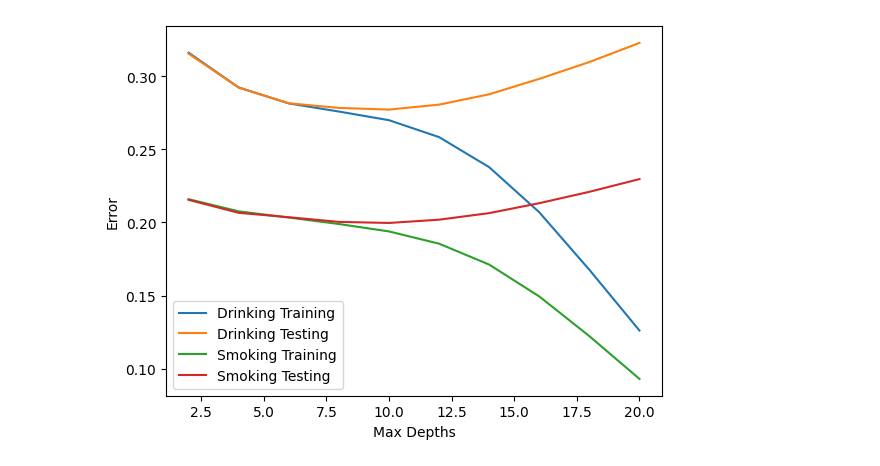
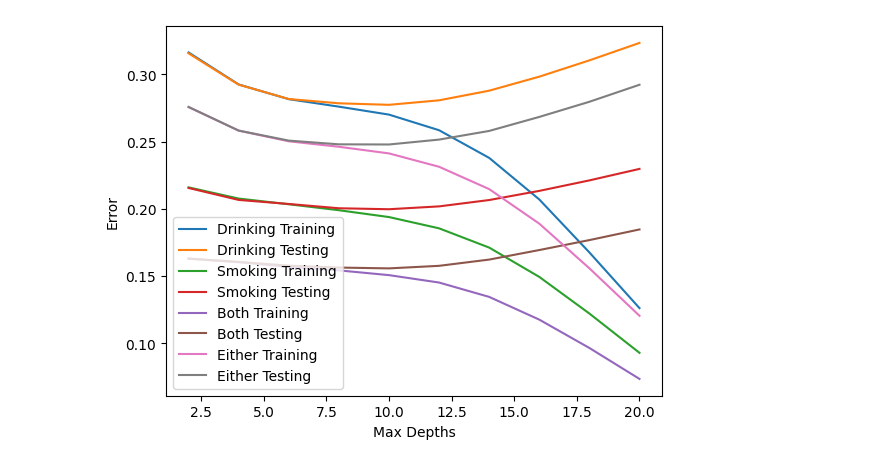
Before and after one commit to knlwgl/ds4400-proj-dpk, a Jupyter notebook: DS4400_Project_Sunkwan_Kim.ipynb, the cells around one changed output. Saved outputs shown, nothing was run; the diff lists cells and outputs as text; code cells hidden in the pictures.

```diff
--- a/DS4400_Project_Sunkwan_Kim.ipynb
+++ b/DS4400_Project_Sunkwan_Kim.ipynb
@@ -10,12 +13,15 @@ df = pd.read_csv('scaled_smoking_drinking_dataset.csv')
 
 y_drinking = df.loc[:, 'DRK_YN']
 y_smoking = df.loc[:, 'SMK_stat_type_cd']
+y_and = y_drinking.astype(int) & y_smoking.astype(int)
+y_or = y_drinking.astype(int) | y_smoking.astype(int)
 X = df.drop(['DRK_YN', 'SMK_stat_type_cd'], axis=1)
 
 X_train_drinking, X_test_drinking, y_train_drinking, y_test_drinking = train_test_split(X, y_drinking, test_size=0.25, random_state=21)
 X_train_smoking, X_test_smoking, y_train_smoking, y_test_smoking = train_test_split(X, y_smoking,   test_size=0.25, random_state=21)
+X_train_and, X_test_and, y_train_and, y_test_and = train_test_split(X, y_and,   test_size=0.25, random_state=21)
+X_train_or, X_test_or, y_train_or, y_test_or = train_test_split(X, y_or,   test_size=0.25, random_state=21)
 # %%
-# Decision Trees
 max_depths = [2,4,6,8,10,12,14,16,18,20]
 
 training_drinking_results = []
@@ -23,36 +29,64 @@ testing_drinking_results = []
 
 training_smoking_results = []
 testing_smoking_results = []
+
+training_and_results = []
+testing_and_results = []
+
+training_or_results = []
+testing_or_results = []
 
 for max_depth in max_depths:
   dtreeD1 = DecisionTreeClassifier(max_depth=max_depth)
   dtreeD1 = dtreeD1.fit(X_train_drinking, y_train_drinking)
   y_predD1 = dtreeD1.predict(X_train_drinking)
   dtreeD2 = DecisionTreeClassifier(max_depth=max_depth)
   dtreeD2 = dtreeD2.fit(X_train_drinking, y_train_drinking)
   y_predD2 = dtreeD2.predict(X_test_drinking)
   training_drinking_results.append(1 - accuracy_score(y_train_drinking, y_predD1))
   testing_drinking_results.append(1 - accuracy_score(y_test_drinking, y_predD2))
 
   dtreeS1 = DecisionTreeClassifier(max_depth=max_depth)
   dtreeS1 = dtreeS1.fit(X_train_smoking, y_train_smoking)
   y_predS1 = dtreeS1.predict(X_train_smoking)
   dtreeS2 = DecisionTreeClassifier(max_depth=max_depth)
   dtreeS2 = dtreeS2.fit(X_train_smoking, y_train_smoking)
   y_predS2 = dtreeS2.predict(X_test_smoking)
   training_smoking_results.append(1 - accuracy_score(y_train_smoking, y_predS1))
   testing_smoking_results.append(1 - accuracy_score(y_test_smoking, y_predS2))
 
+  dtreeA1 = DecisionTreeClassifier(max_depth=max_depth)
+  dtreeA1 = dtreeA1.fit(X_train_and, y_train_and)
+  y_predA1 = dtreeA1.predict(X_train_and)
+  dtreeA2 = DecisionTreeClassifier(max_depth=max_depth)
+  dtreeA2 = dtreeA2.fit(X_train_and, y_train_and)
+  y_predA2 = dtreeA2.predict(X_test_and)
+  training_and_results.append(1 - accuracy_score(y_train_and, y_predA1))
+  testing_and_results.append(1 - accuracy_score(y_test_and, y_predA2))
+
+  dtreeO1 = DecisionTreeClassifier(max_depth=max_depth)
+  dtreeO1 = dtreeO1.fit(X_train_or, y_train_or)
+  y_predO1 = dtreeO1.predict(X_train_or)
+  dtreeO2 = DecisionTreeClassifier(max_depth=max_depth)
+  dtreeO2 = dtreeO2.fit(X_train_or, y_train_or)
+  y_predO2 = dtreeO2.predict(X_test_or)
+  training_or_results.append(1 - accuracy_score(y_train_or, y_predO1))
+  testing_or_results.append(1 - accuracy_score(y_test_or, y_predO2))
+
 plt.plot(max_depths, training_drinking_results, label="Drinking Training")
 plt.plot(max_depths, testing_drinking_results, label="Drinking Testing")
 plt.plot(max_depths, training_smoking_results, label="Smoking Training")
 plt.plot(max_depths, testing_smoking_results, label="Smoking Testing")
+plt.plot(max_depths, training_and_results, label="Both Training")
+plt.plot(max_depths, testing_and_results, label="Both Testing")
+plt.plot(max_depths, training_or_results, label="Either Training")
+plt.plot(max_depths, testing_or_results, label="Either Testing")
 plt.legend(loc='best')
 plt.xlabel("Max Depths")
 plt.ylabel("Error")
 plt.show()
 # %% [output]
-[figure, old version]
+[figure, new version]
 # %%
 dtreeD = DecisionTreeClassifier(max_depth=10)
 dtreeD = dtreeD.fit(X_train_drinking, y_train_drinking)
```
Also changed, not shown: parts of 14 cells of this notebook.
